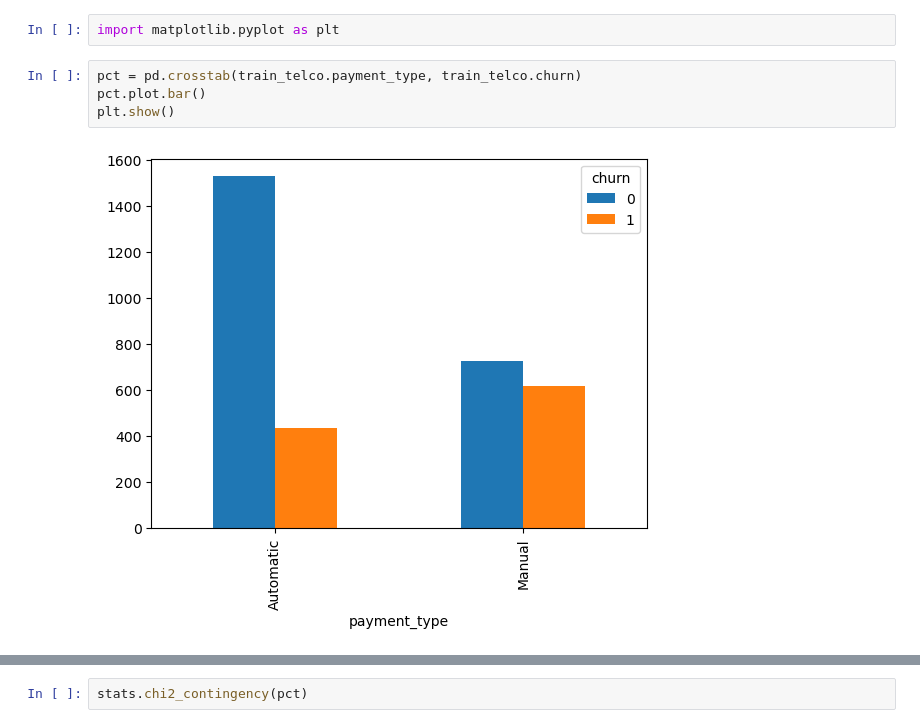
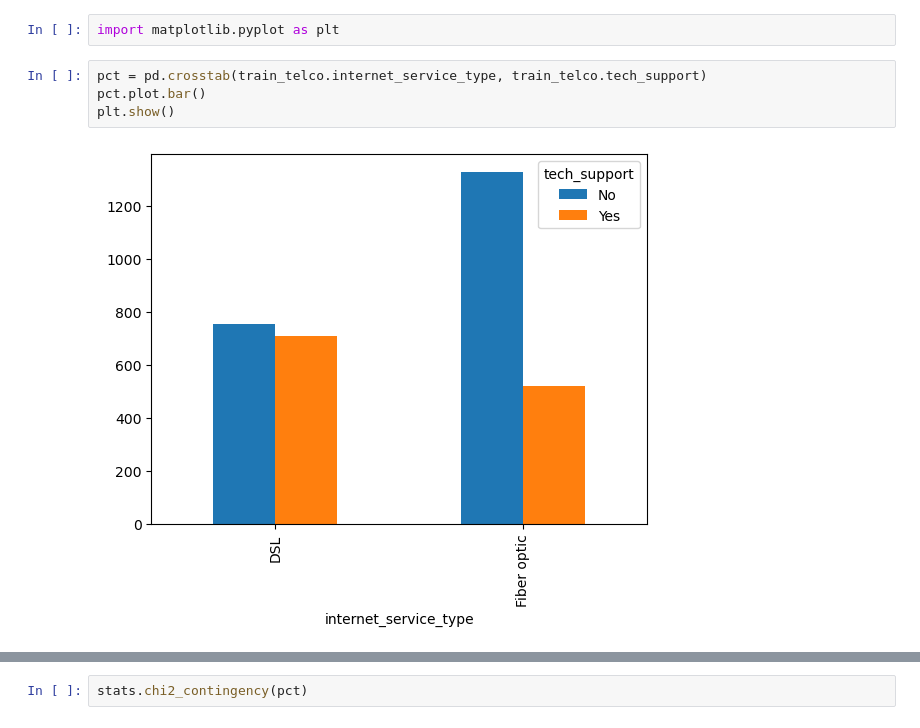
Before and after one commit to wilson-velasco/telco_project, a Jupyter notebook: non-final.ipynb, the cells around one changed output, grey strips where cells are left out. Saved outputs shown, nothing was run; the diff lists cells and outputs as text.

```diff
--- a/non-final.ipynb
+++ b/non-final.ipynb
@@ -34,8 +34,8 @@ Name: payment_type, dtype: int64
 # %%
 import matplotlib.pyplot as plt
 # %%
-pct = pd.crosstab(train_telco.payment_type, train_telco.churn)
+pct = pd.crosstab(train_telco.internet_service_type, train_telco.tech_support)
 pct.plot.bar()
 plt.show()
 # %% [output]
-[figure, old version]
+[figure, new version]
```
Also changed, not shown: parts of 4 cells of this notebook, 2 other files.
